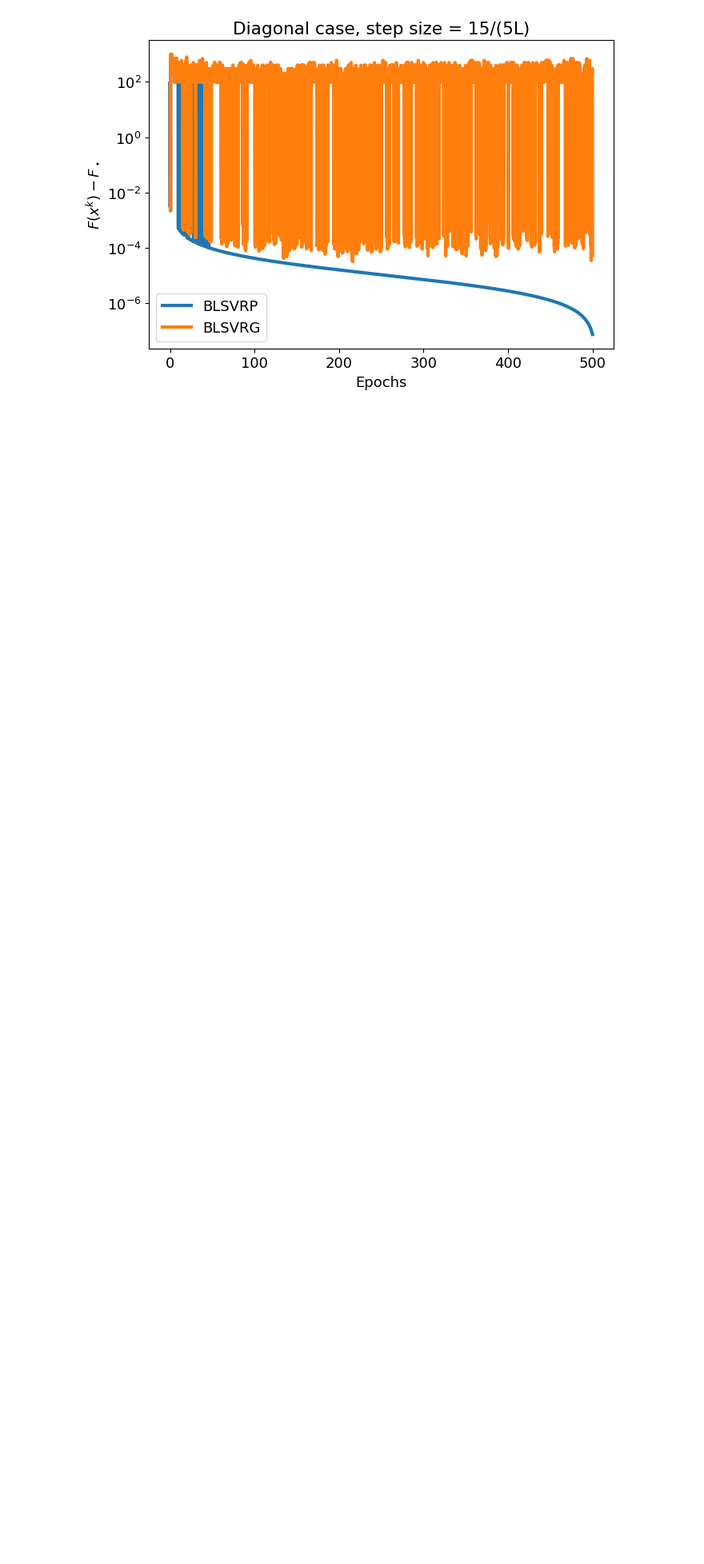
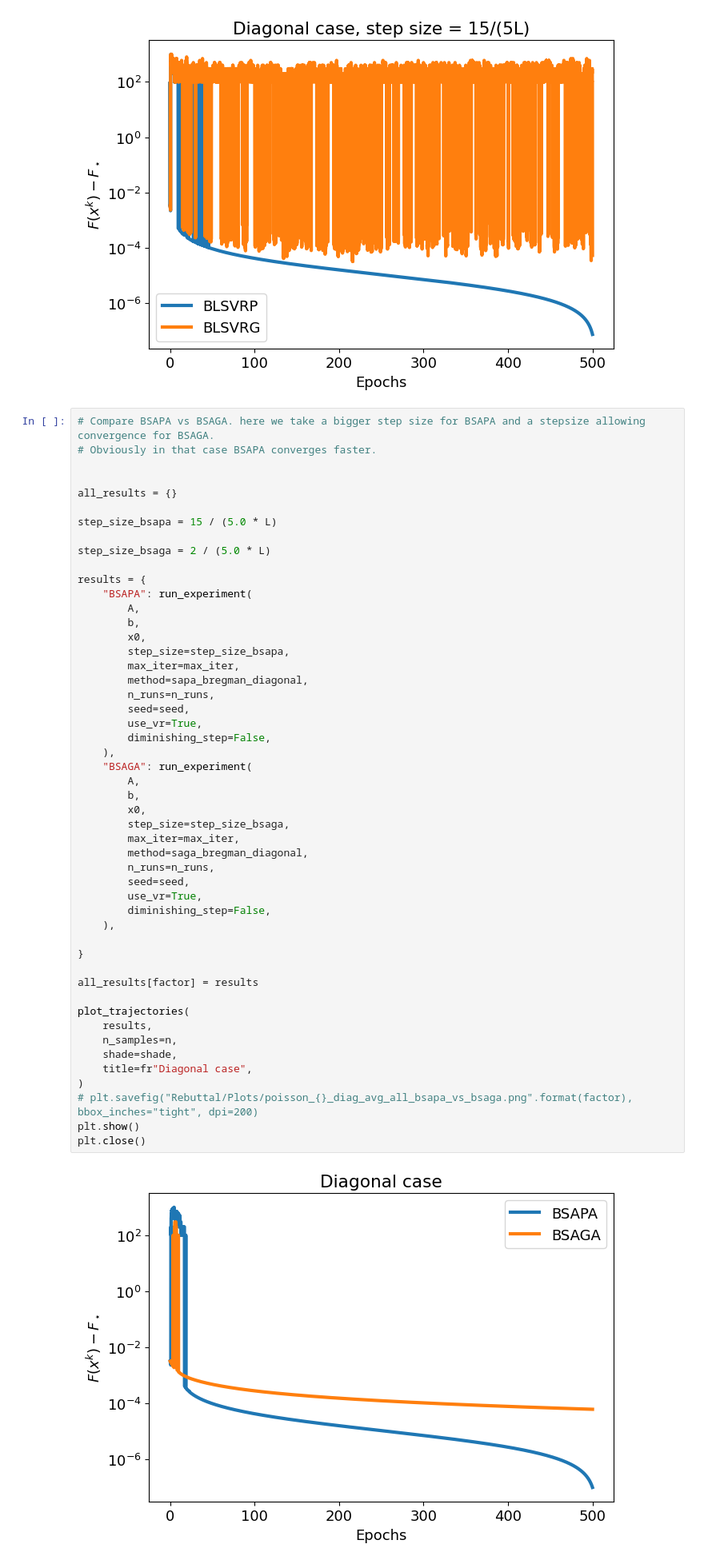
Before and after one commit to anonymous33226/code03042026, a Jupyter notebook: bregman_prox_vs_bregman_grad_variance_reduced.ipynb, the cells around one changed output. Shown at 80% size. Cells and saved outputs as stored; diff of their text form; blank space fills up the shorter version.

```diff
--- a/bregman_prox_vs_bregman_grad_variance_reduced.ipynb
+++ b/bregman_prox_vs_bregman_grad_variance_reduced.ipynb
@@ -903,3 +903,55 @@ for factor in step_factors:
 [figure]
 [figure]
 [figure]
+# %%
+# Compare BSAPA vs BSAGA. here we take a bigger step size for BSAPA and a stepsize allowing convergence for BSAGA.
+# Obviously in that case BSAPA converges faster.
+
+
+all_results = {}
+
+step_size_bsapa = 15 / (5.0 * L)
+
+step_size_bsaga = 2 / (5.0 * L)
+
+results = {
+    "BSAPA": run_experiment(
+        A,
+        b,
+        x0,
+        step_size=step_size_bsapa,
+        max_iter=max_iter,
+        method=sapa_bregman_diagonal,
+        n_runs=n_runs,
+        seed=seed,
+        use_vr=True,
+        diminishing_step=False,
+    ),
+    "BSAGA": run_experiment(
+        A,
+        b,
+        x0,
+        step_size=step_size_bsaga,
+        max_iter=max_iter,
+        method=saga_bregman_diagonal,
+        n_runs=n_runs,
+        seed=seed,
+        use_vr=True,
+        diminishing_step=False,
+    ),
+
+}
+
+all_results[factor] = results
+
+plot_trajectories(
+    results,
+    n_samples=n,
+    shade=shade,
+    title=fr"Diagonal case",
+)
+# plt.savefig("Rebuttal/Plots/poisson_{}_diag_avg_all_bsapa_vs_bsaga.png".format(factor), bbox_inches="tight", dpi=200)
+plt.show()
+plt.close()
+# %% [output]
+[figure, added]
```
Also changed, not shown: 1 other file.
